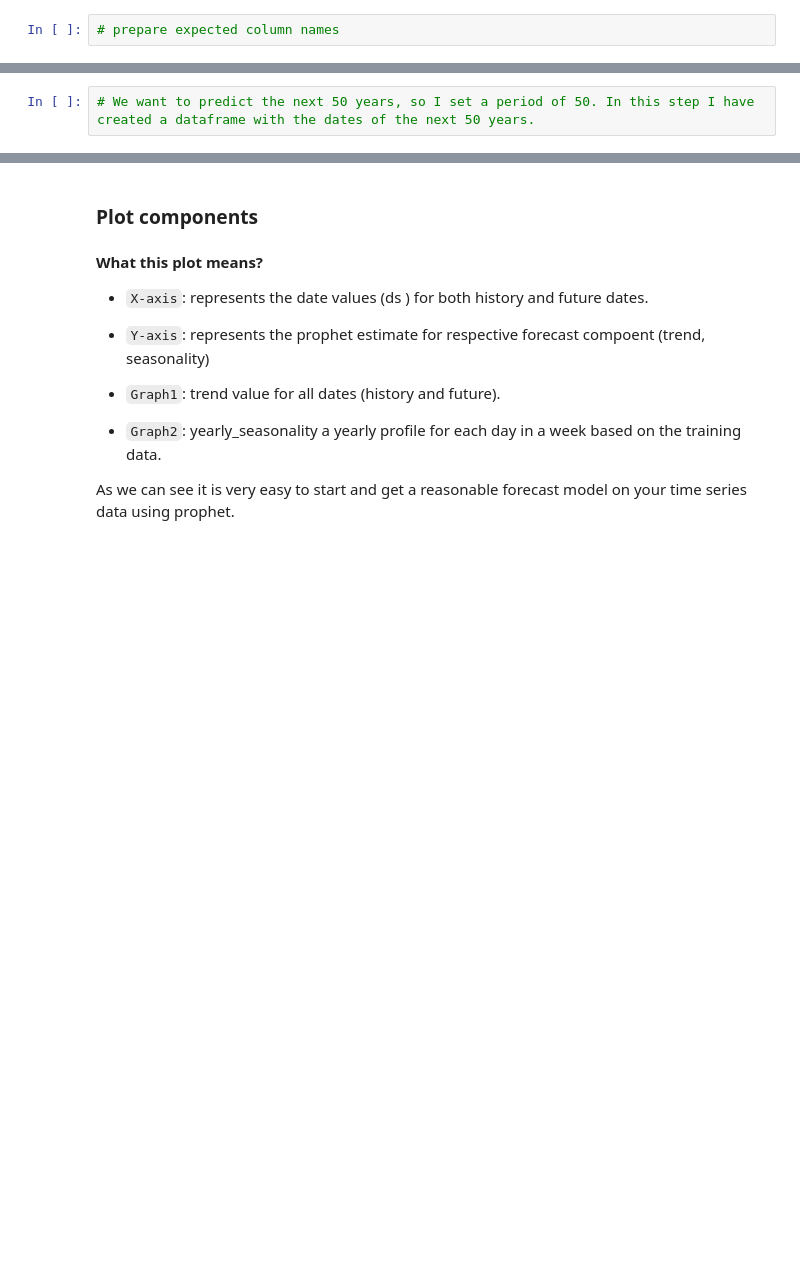
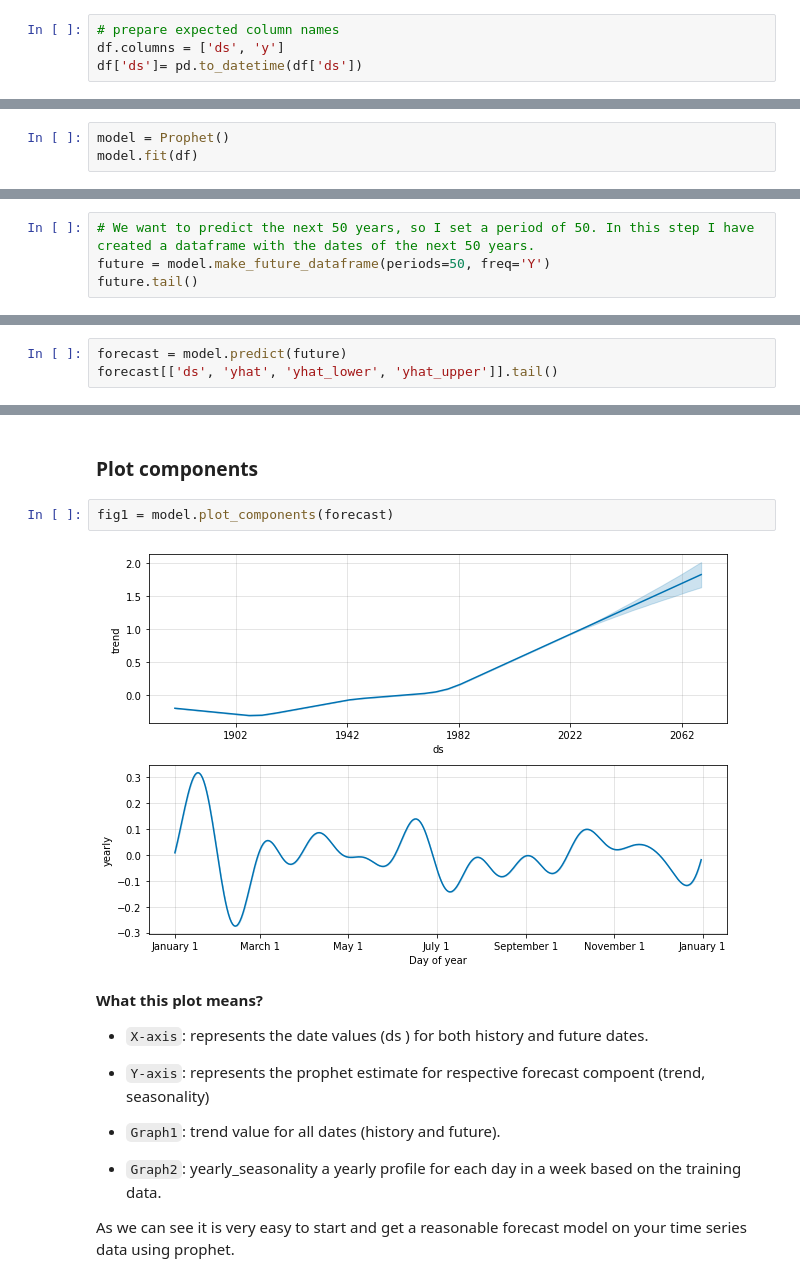
Before and after one commit to Ironhack-Data-Madrid-Octubre-2021/apuntes_clase, a Jupyter notebook: semana_07/Time-Series-Prophet/Notebooks/1- Time-Series.ipynb, the cells around one changed output, grey strips where cells are left out. Saved outputs shown, nothing was run; the diff lists cells and outputs as text; blank space fills up the shorter version.

```diff
--- a/semana_07/Time-Series-Prophet/Notebooks/1- Time-Series.ipynb
+++ b/semana_07/Time-Series-Prophet/Notebooks/1- Time-Series.ipynb
@@ -93,3 +120,5 @@ The `fit()` function takes a DataFrame of time series data. The DataFrame must h
 ### Fit the model
 # %%
 # prepare expected column names
+df.columns = ['ds', 'y']
+df['ds']= pd.to_datetime(df['ds'])
@@ -95,0 +131,3 @@ The `fit()` function takes a DataFrame of time series data. The DataFrame must h
+# %%
+model = Prophet()
+model.fit(df)
@@ -99,3 +152,5 @@ The `fit()` function takes a DataFrame of time series data. The DataFrame must h
 [Here](https://pandas.pydata.org/pandas-docs/stable/user_guide/timeseries.html) is a reference to the acceptable freq parameter aliases
 # %%
 # We want to predict the next 50 years, so I set a period of 50. In this step I have created a dataframe with the dates of the next 50 years.
+future = model.make_future_dataframe(periods=50, freq='Y')
+future.tail()
@@ -101,0 +164,3 @@ The `fit()` function takes a DataFrame of time series data. The DataFrame must h
+# %%
+forecast = model.predict(future)
+forecast[['ds', 'yhat', 'yhat_lower', 'yhat_upper']].tail()
@@ -116,6 +188,10 @@ Prophet returns a large DataFrame with many interesting columns, but we subset o
 A variation in values from the output presented above is to be expected as Prophet relies on Markov chain Monte Carlo (MCMC) methods to generate its forecasts. MCMC is a stochastic process, so values will be slightly different each time.
 # %% [markdown]
 ### Plot components
+# %%
+fig1 = model.plot_components(forecast)
+# %% [output]
+[figure, added]
 # %% [markdown]
 **What this plot means?**
 
```
Also changed, not shown: parts of 33 cells of this notebook, 5 other files.
